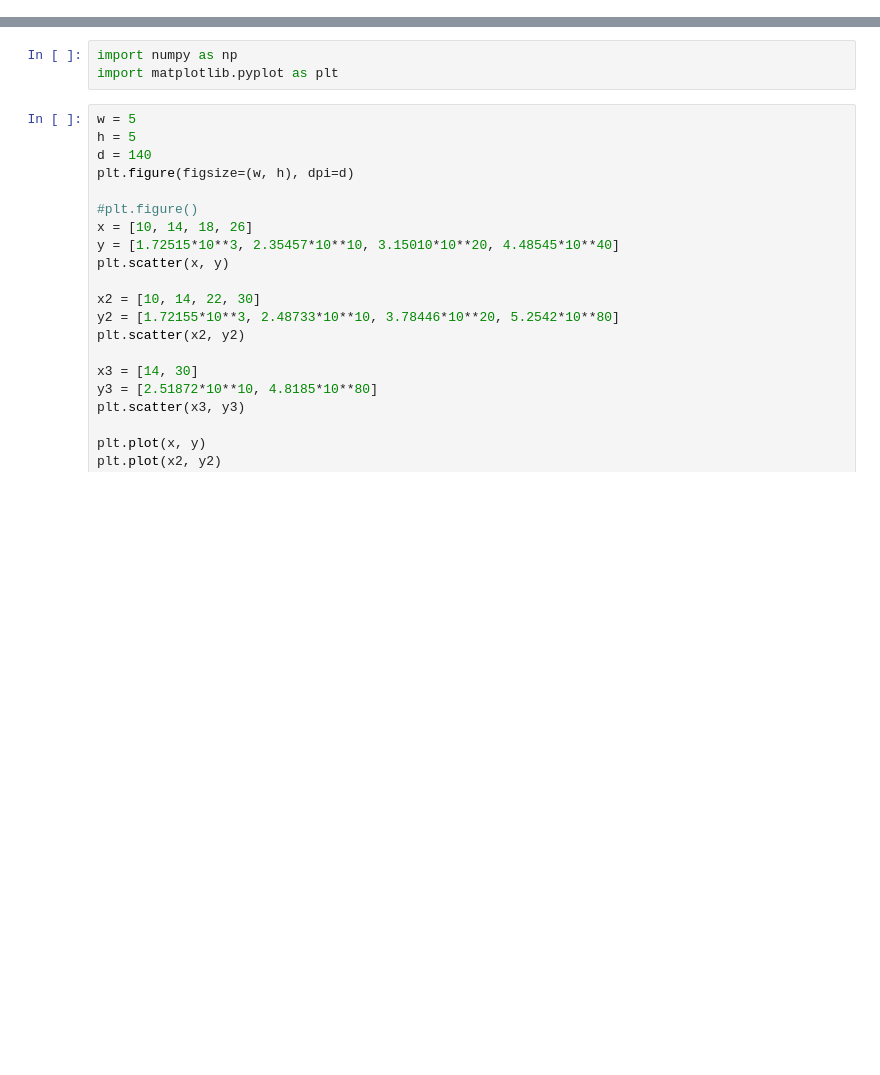
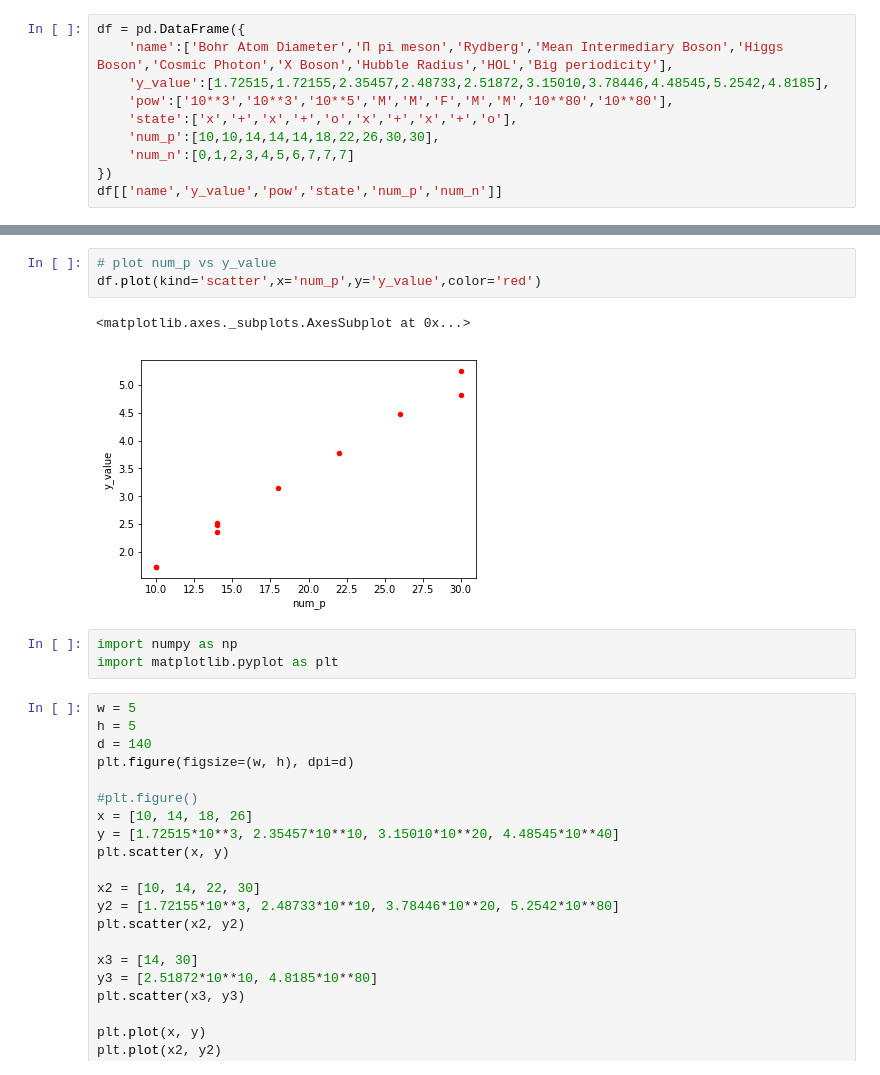
Before and after one commit to LaGuer/julia-python, a Jupyter notebook: python.ipynb, the cells around one changed output, grey strips where cells are left out. Saved outputs shown, nothing was run; the diff lists cells and outputs as text; blank space fills up the shorter version.

```diff
--- a/python.ipynb
+++ b/python.ipynb
@@ -2,0 +9,10 @@ This is a basic Python notebook dedicated to matplotlib plotting and numpy calcu
+# %%
+df = pd.DataFrame({
+    'name':['Bohr Atom Diameter','Π pi meson','Rydberg','Mean Intermediary Boson','Higgs Boson','Cosmic Photon','X Boson','Hubble Radius','HOL','Big periodicity'],
+    'y_value':[1.72515,1.72155,2.35457,2.48733,2.51872,3.15010,3.78446,4.48545,5.2542,4.8185],
+    'pow':['10**3','10**3','10**5','M','M','F','M','M','10**80','10**80'],
+    'state':['x','+','x','+','o','x','+','x','+','o'],
+    'num_p':[10,10,14,14,14,18,22,26,30,30],
+    'num_n':[0,1,2,3,4,5,6,7,7,7]
+})
+df[['name','y_value','pow','state','num_p','num_n']]
@@ -3,3 +31,9 @@ This is a basic Python notebook dedicated to matplotlib plotting and numpy calcu
+# %%
+# plot num_p vs y_value
+df.plot(kind='scatter',x='num_p',y='y_value',color='red')
+# %% [output]
+<matplotlib.axes._subplots.AxesSubplot at 0x...>
+[figure, added]
 # %%
 import numpy as np
 import matplotlib.pyplot as plt
```
Also changed, not shown: parts of 4 cells of this notebook.
